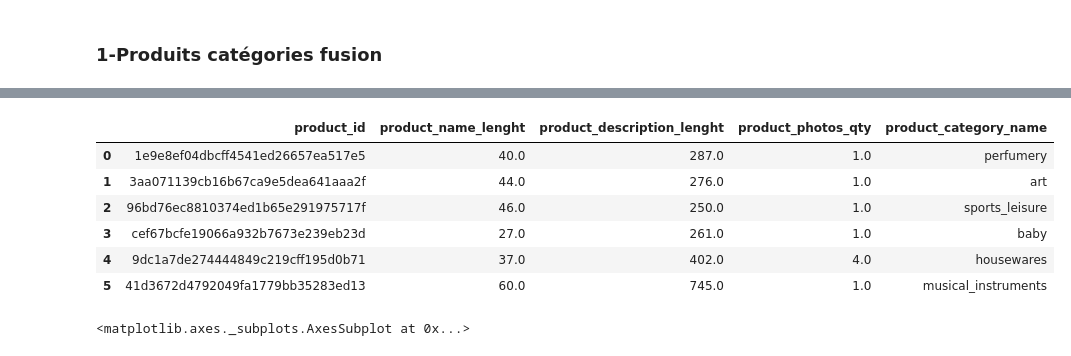
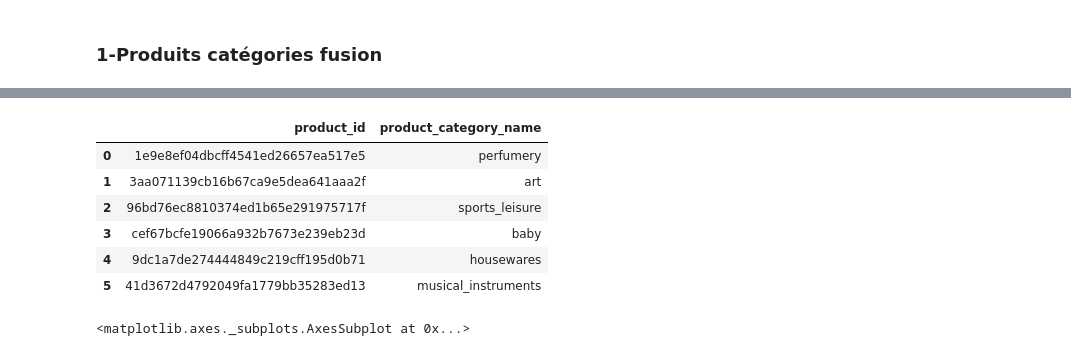
Before and after one commit to hoochycoochie/p5ml, a Jupyter notebook: DIOP_Amadou_1_notebook_exploration_092022.ipynb, the cells around one changed output, grey strips where cells are left out. Saved outputs shown, nothing was run; the diff lists cells and outputs as text; code cells hidden in the pictures.

```diff
--- a/DIOP_Amadou_1_notebook_exploration_092022.ipynb
+++ b/DIOP_Amadou_1_notebook_exploration_092022.ipynb
@@ -30,19 +31,19 @@ products.head()
 # %%
 cols_to_remove = ["product_category_name", "product_weight_g",
                      "product_length_cm", "product_height_cm",
-                     "product_width_cm"]
+                     "product_width_cm","product_name_lenght","product_description_lenght","product_photos_qty"]
 products.drop(cols_to_remove, axis=1, inplace=True)
 products = products.rename(columns={"product_category_name_english":
                                     "product_category_name"})
 products.head(6)
 # %% [output]
-|  | product_id | product_name_lenght | product_description_lenght | product_photos_qty | product_category_name |
-| 0 | 1e9e8ef04dbcff4541ed26657ea517e5 | 40.0 | 287.0 | 1.0 | perfumery |
-| 1 | 3aa071139cb16b67ca9e5dea641aaa2f | 44.0 | 276.0 | 1.0 | art |
-| 2 | 96bd76ec8810374ed1b65e291975717f | 46.0 | 250.0 | 1.0 | sports_leisure |
-| 3 | cef67bcfe19066a932b7673e239eb23d | 27.0 | 261.0 | 1.0 | baby |
-| 4 | 9dc1a7de274444849c219cff195d0b71 | 37.0 | 402.0 | 4.0 | housewares |
-| 5 | 41d3672d4792049fa1779bb35283ed13 | 60.0 | 745.0 | 1.0 | musical_instruments |
+|  | product_id | product_category_name |
+| 0 | 1e9e8ef04dbcff4541ed26657ea517e5 | perfumery |
+| 1 | 3aa071139cb16b67ca9e5dea641aaa2f | art |
+| 2 | 96bd76ec8810374ed1b65e291975717f | sports_leisure |
+| 3 | cef67bcfe19066a932b7673e239eb23d | baby |
+| 4 | 9dc1a7de274444849c219cff195d0b71 | housewares |
+| 5 | 41d3672d4792049fa1779bb35283ed13 | musical_instruments |
 # %%
 products['product_category_name'].value_counts().sort_values(ascending=False).head(10).plot.bar()
 # %% [output]
```
Also changed, not shown: parts of 15 cells of this notebook.
